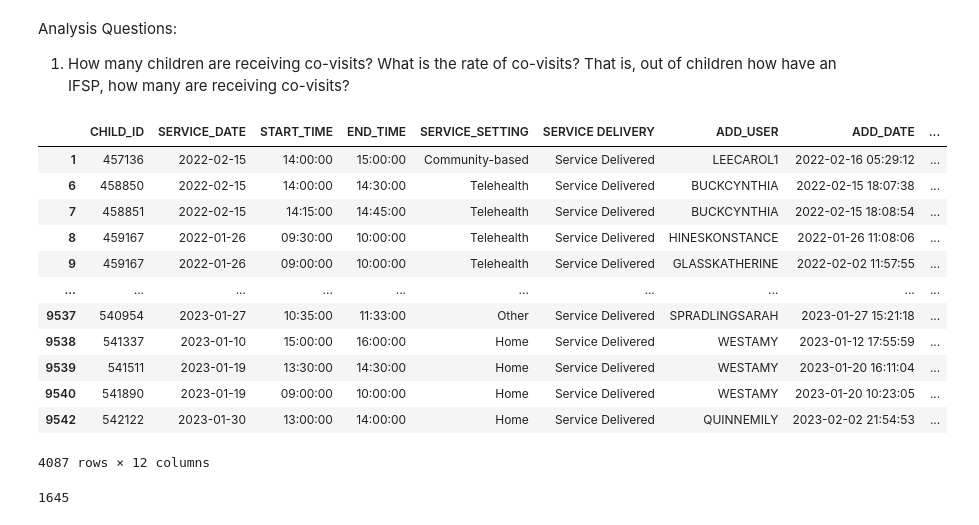
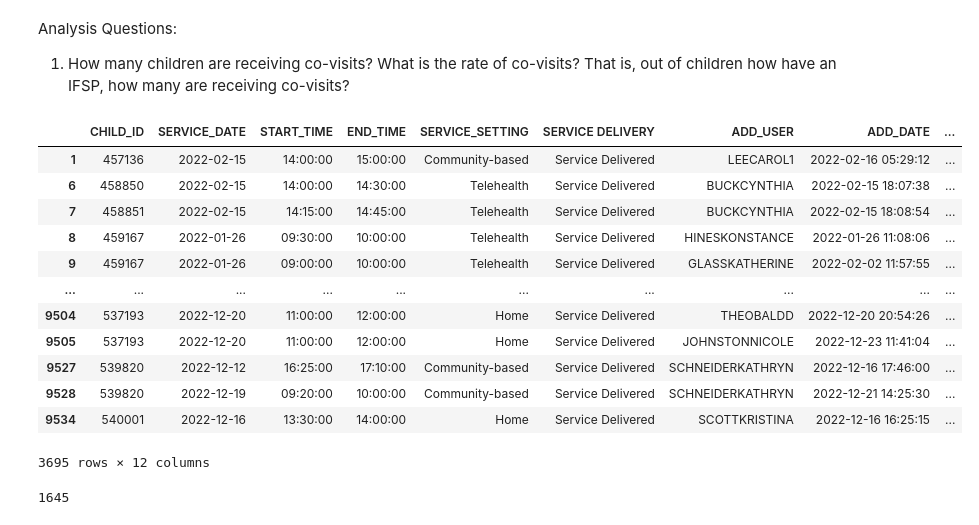
Before and after one commit to NSS-Data-Analytics-Cohort-8/teis_da8_1-new-balance-and-grill, a Jupyter notebook: notebooks/partner_project_2.ipynb, the cells around one changed output. Cells and saved outputs as stored; diff of their text form; code cells hidden in the pictures.

```diff
--- a/notebooks/partner_project_2.ipynb
+++ b/notebooks/partner_project_2.ipynb
@@ -48,21 +51,22 @@ Analysis Questions:
 # %%
 q1_df = compiled_ifsp_df[compiled_ifsp_df["IFSP Teaming ID name"] == 'Co-Visit']
 q1_df1 = q1_df[q1_df["SERVICE DELIVERY"] == 'Service Delivered']
-q1_df1
+q1_df2 = q1_df1[q1_df1["SERVICE_DATE"] < '2023-01-01']
+q1_df2
 # %% [output]
 |  | CHILD_ID | SERVICE_DATE | START_TIME | END_TIME | SERVICE_SETTING | SERVICE DELIVERY | ADD_USER | ADD_DATE | ... |
 | 1 | 457136 | 2022-02-15 | 14:00:00 | 15:00:00 | Community-based | Service Delivered | LEECAROL1 | 2022-02-16 05:29:12 | ... |
 | 6 | 458850 | 2022-02-15 | 14:00:00 | 14:30:00 | Telehealth | Service Delivered | BUCKCYNTHIA | 2022-02-15 18:07:38 | ... |
 | 7 | 458851 | 2022-02-15 | 14:15:00 | 14:45:00 | Telehealth | Service Delivered | BUCKCYNTHIA | 2022-02-15 18:08:54 | ... |
 | 8 | 459167 | 2022-01-26 | 09:30:00 | 10:00:00 | Telehealth | Service Delivered | HINESKONSTANCE | 2022-01-26 11:08:06 | ... |
 | 9 | 459167 | 2022-01-26 | 09:00:00 | 10:00:00 | Telehealth | Service Delivered | GLASSKATHERINE | 2022-02-02 11:57:55 | ... |
 | ... | ... | ... | ... | ... | ... | ... | ... | ... | ... |
-| 9537 | 540954 | 2023-01-27 | 10:35:00 | 11:33:00 | Other | Service Delivered | SPRADLINGSARAH | 2023-01-27 15:21:18 | ... |
-| 9538 | 541337 | 2023-01-10 | 15:00:00 | 16:00:00 | Home | Service Delivered | WESTAMY | 2023-01-12 17:55:59 | ... |
-| 9539 | 541511 | 2023-01-19 | 13:30:00 | 14:30:00 | Home | Service Delivered | WESTAMY | 2023-01-20 16:11:04 | ... |
-| 9540 | 541890 | 2023-01-19 | 09:00:00 | 10:00:00 | Home | Service Delivered | WESTAMY | 2023-01-20 10:23:05 | ... |
-| 9542 | 542122 | 2023-01-30 | 13:00:00 | 14:00:00 | Home | Service Delivered | QUINNEMILY | 2023-02-02 21:54:53 | ... |
+| 9504 | 537193 | 2022-12-20 | 11:00:00 | 12:00:00 | Home | Service Delivered | THEOBALDD | 2022-12-20 20:54:26 | ... |
+| 9505 | 537193 | 2022-12-20 | 11:00:00 | 12:00:00 | Home | Service Delivered | JOHNSTONNICOLE | 2022-12-23 11:41:04 | ... |
+| 9527 | 539820 | 2022-12-12 | 16:25:00 | 17:10:00 | Community-based | Service Delivered | SCHNEIDERKATHRYN | 2022-12-16 17:46:00 | ... |
+| 9528 | 539820 | 2022-12-19 | 09:20:00 | 10:00:00 | Community-based | Service Delivered | SCHNEIDERKATHRYN | 2022-12-21 14:25:30 | ... |
+| 9534 | 540001 | 2022-12-16 | 13:30:00 | 14:00:00 | Home | Service Delivered | SCOTTKRISTINA | 2022-12-16 16:25:15 | ... |
-4087 rows × 12 columns
+3695 rows × 12 columns
 # %%
 q1_df['CHILD_ID'].nunique()
 # %% [output]
```
Also changed, not shown: parts of 26 cells of this notebook.
